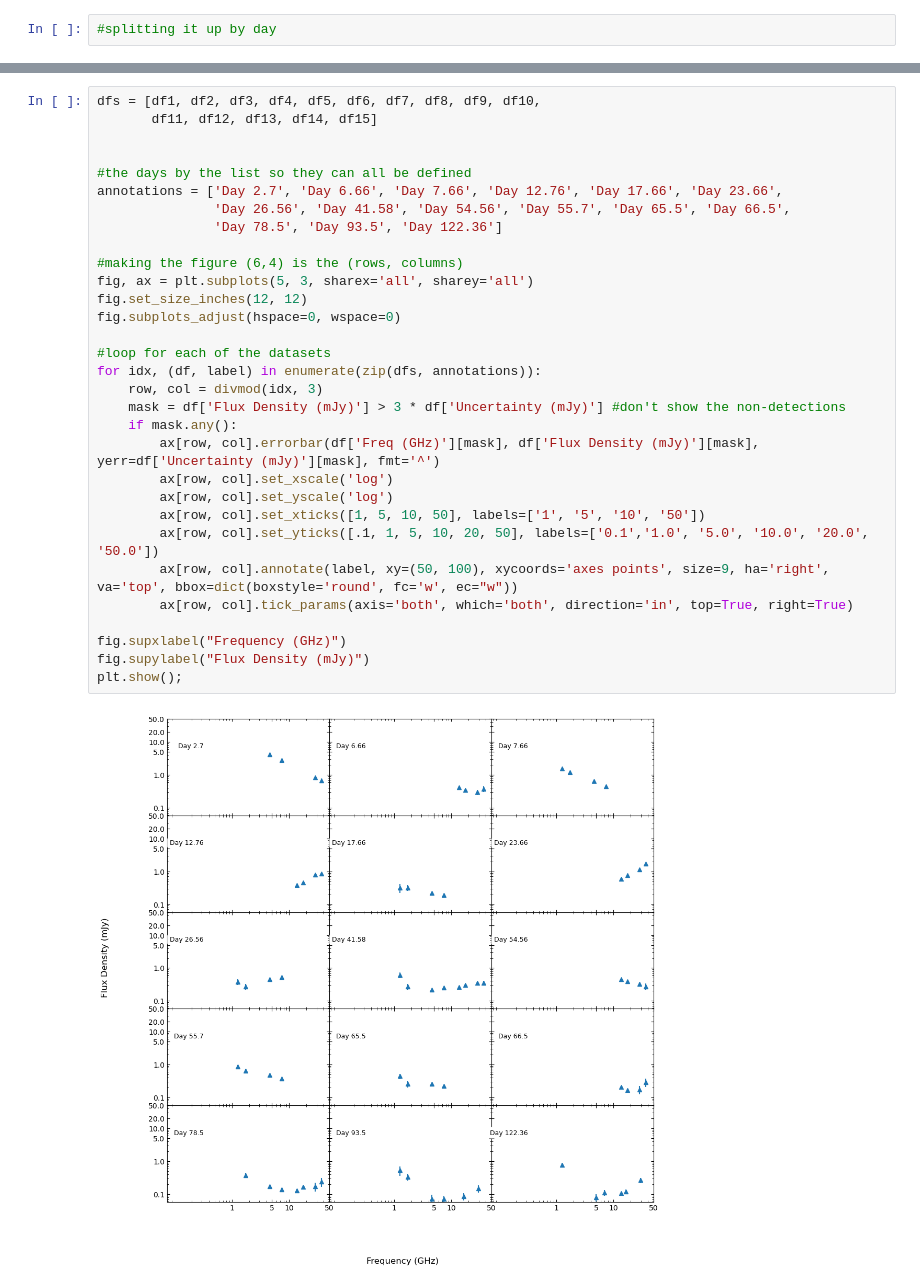
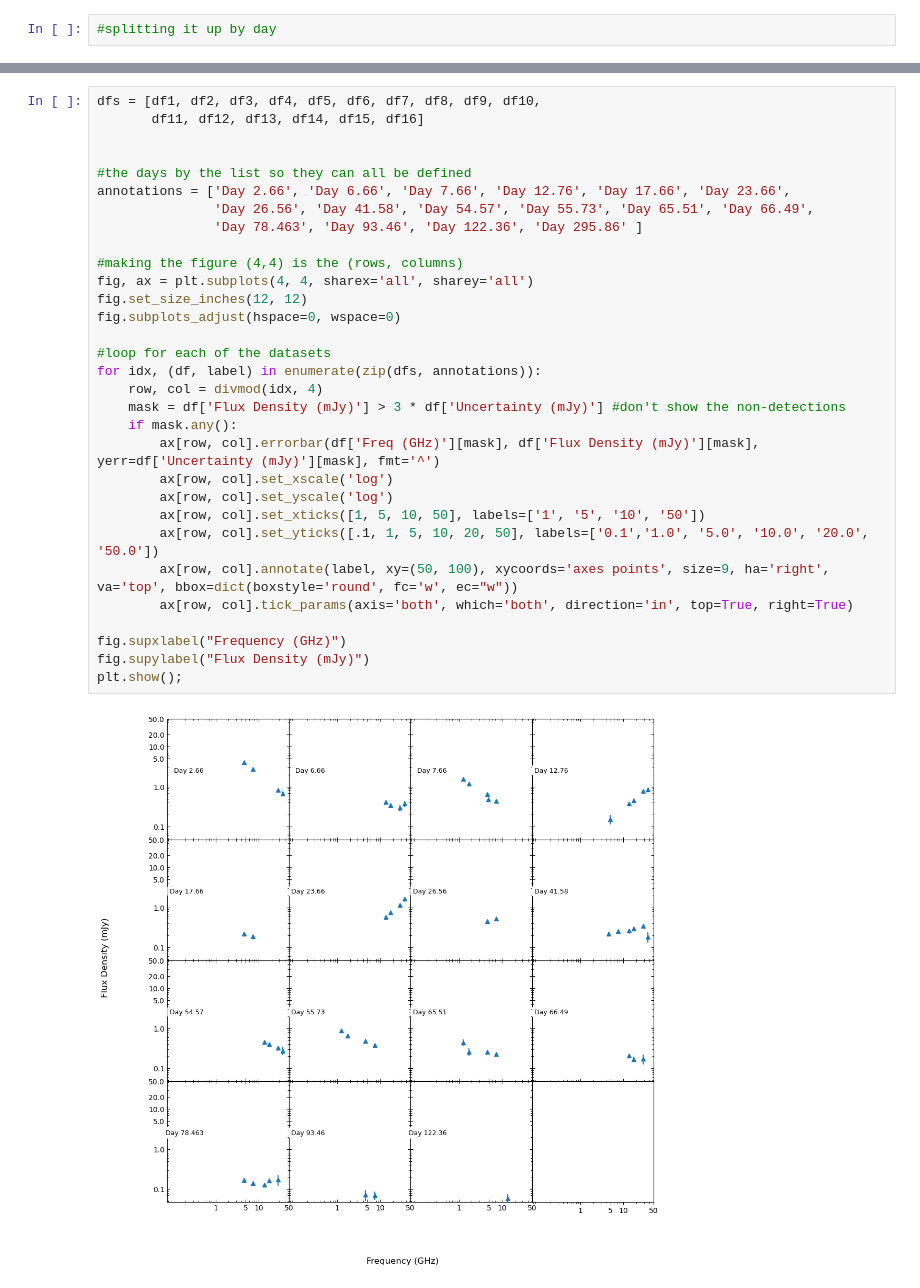
Before and after one commit to Wilhelm005/Research-Code, a Jupyter notebook: V1535Sco_Spectral_Index.ipynb, the cells around one changed output, grey strips where cells are left out. Cells and saved outputs as stored; diff of their text form.

```diff
--- a/V1535Sco_Spectral_Index.ipynb
+++ b/V1535Sco_Spectral_Index.ipynb
@@ -248,33 +290,33 @@ df15 =  pd.DataFrame(E15, columns = ["Freq (GHz)",	"Time (min)", "Flux Density (
 # %%
 dfs = [df1, df2, df3, df4, df5, df6, df7, df8, df9, df10,
-       df11, df12, df13, df14, df15]
+       df11, df12, df13, df14, df15, df16]
 
 
 #the days by the list so they can all be defined
-annotations = ['Day 2.7', 'Day 6.66', 'Day 7.66', 'Day 12.76', 'Day 17.66', 'Day 23.66',
-               'Day 26.56', 'Day 41.58', 'Day 54.56', 'Day 55.7', 'Day 65.5', 'Day 66.5',
-               'Day 78.5', 'Day 93.5', 'Day 122.36']
+annotations = ['Day 2.66', 'Day 6.66', 'Day 7.66', 'Day 12.76', 'Day 17.66', 'Day 23.66',
+               'Day 26.56', 'Day 41.58', 'Day 54.57', 'Day 55.73', 'Day 65.51', 'Day 66.49',
+               'Day 78.463', 'Day 93.46', 'Day 122.36', 'Day 295.86' ]
 
-#making the figure (6,4) is the (rows, columns)
-fig, ax = plt.subplots(5, 3, sharex='all', sharey='all')
+#making the figure (4,4) is the (rows, columns)
+fig, ax = plt.subplots(4, 4, sharex='all', sharey='all')
 fig.set_size_inches(12, 12)
 fig.subplots_adjust(hspace=0, wspace=0)
 
 #loop for each of the datasets
 for idx, (df, label) in enumerate(zip(dfs, annotations)):
-    row, col = divmod(idx, 3)
+    row, col = divmod(idx, 4)
     mask = df['Flux Density (mJy)'] > 3 * df['Uncertainty (mJy)'] #don't show the non-detections
     if mask.any():
         ax[row, col].errorbar(df['Freq (GHz)'][mask], df['Flux Density (mJy)'][mask], yerr=df['Uncertainty (mJy)'][mask], fmt='^')
         ax[row, col].set_xscale('log')
         ax[row, col].set_yscale('log')
         ax[row, col].set_xticks([1, 5, 10, 50], labels=['1', '5', '10', '50'])
         ax[row, col].set_yticks([.1, 1, 5, 10, 20, 50], labels=['0.1','1.0', '5.0', '10.0', '20.0', '50.0'])
         ax[row, col].annotate(label, xy=(50, 100), xycoords='axes points', size=9, ha='right', va='top', bbox=dict(boxstyle='round', fc='w', ec="w"))
         ax[row, col].tick_params(axis='both', which='both', direction='in', top=True, right=True)
 
 fig.supxlabel("Frequency (GHz)")
 fig.supylabel("Flux Density (mJy)")
 plt.show();
 # %% [output]
-[figure, old version]
+[figure, new version]
```
Also changed, not shown: parts of 56 cells of this notebook, 13 other files.
